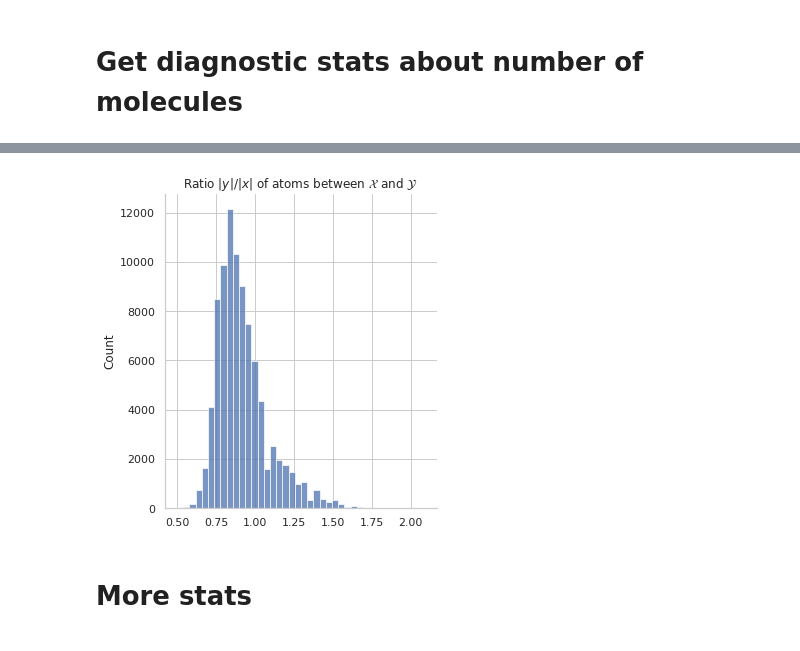
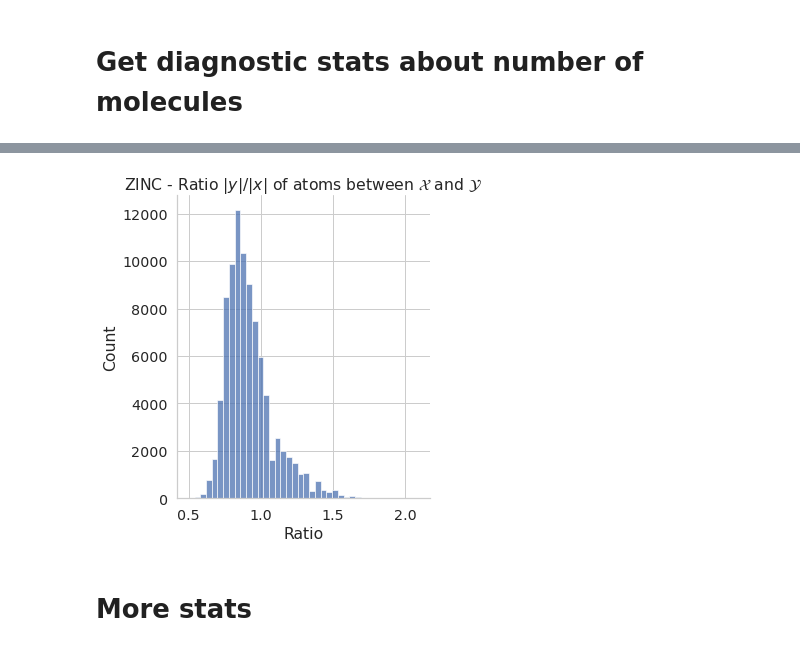
Before and after one commit to octavdragoi/tum-thesis, a Jupyter notebook: ntbk/dataset-analysis.ipynb, the cells around one changed output, grey strips where cells are left out. Drawn from its saved outputs; the diff is of its cells as text; code cells hidden in the pictures.

```diff
--- a/ntbk/dataset-analysis.ipynb
+++ b/ntbk/dataset-analysis.ipynb
@@ -1,6 +1,6 @@
 # %%
 import os
-if "otgnn" not in os.getcwd():
+if "ntbk" in os.getcwd():
     os.chdir("..")
 
 import sys
@@ -27,19 +27,21 @@ import matplotlib.pyplot as plt
 # plt.style.use('dark_background')
 
 import seaborn as sns
-sns.set_theme(style="whitegrid")
+sns.set(font_scale=1.3, style = "whitegrid")
 import pandas as pd
 # %%
 # load dataset
 # dataset = PropDataset("data/sol/", data_type = "train")
+dataset_name = "ZINC"
 dataset = PropDataset("iclr19-graph2graph/data/qed", data_type = "wengong")
-path = "/home/octav/gitrepos/tum-thesis/images/"
+# path = "/home/octav/gitrepos/tum-thesis/images/"
+path = "/home/octav/Dropbox/Apps/Overleaf/TUM Thesis/figures/"
 # %% [output]
 iclr19-graph2graph/data/qed   wengong ; split= 0  num total=  88306  num pos= 0
 # %%
 # get molecular graphs for all molecules
 # this takes a while
-with Pool(24) as p:
+with Pool(20) as p:
     mol_graphs = p.map(MolGraph, dataset)
 # %%
 mol_graphs_lens = [(len(dp.mols[0].atoms), len(dp.mols[1].atoms)) for dp in mol_graphs]
@@ -69,10 +74,11 @@ plt.savefig(path + "delta_hist.png")
 # %%
 # plt.hist([y/x for (x, y) in mol_graphs_lens], bins = 40)
-sns.displot([y/x for (x, y) in mol_graphs_lens], bins = 40)
-plt.title("Ratio $|y|/|x|$ of atoms between $\mathcal{X}$ and $\mathcal{Y}$")
-plt.savefig(path + "ratio_hist.png")
+g = sns.displot([y/x for (x, y) in mol_graphs_lens], bins = 40)
+g.set(title=dataset_name + " - Ratio $|y|/|x|$ of atoms between $\mathcal{X}$ and $\mathcal{Y}$",
+     xlabel = "Ratio")
+plt.savefig(path + "{}_ratio_hist.png".format(dataset_name))
 # %% [output]
-[figure, old version]
+[figure, new version]
 # %% [markdown]
 # More stats
 # %%
```
Also changed, not shown: parts of 33 cells of this notebook, 11 other files.
